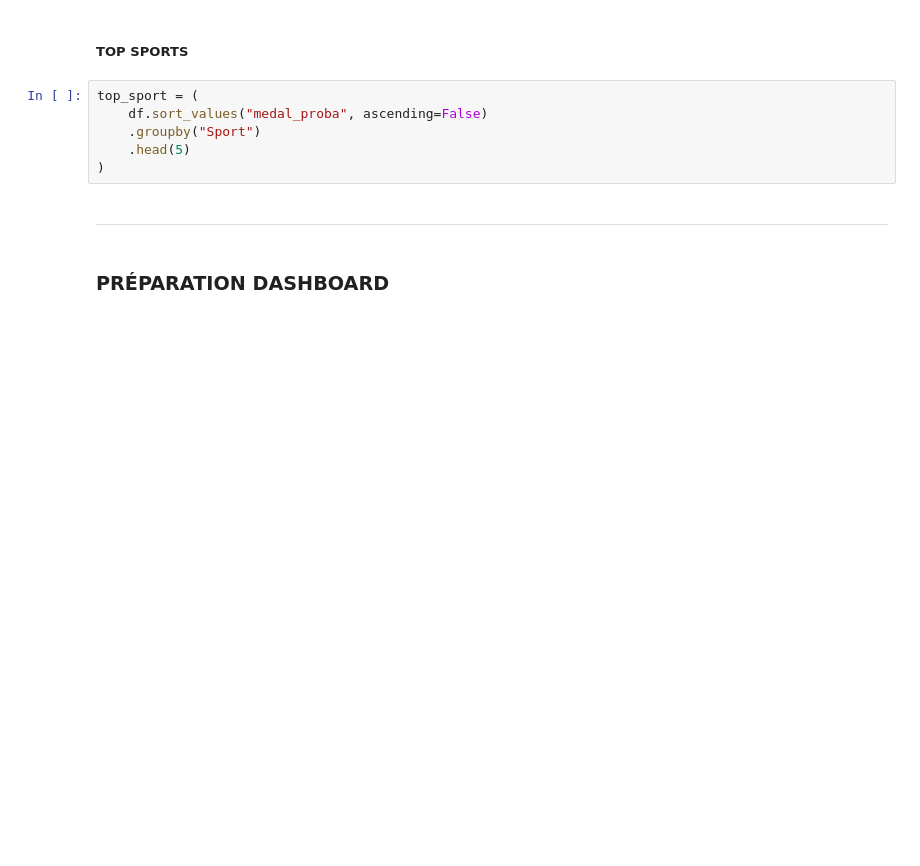
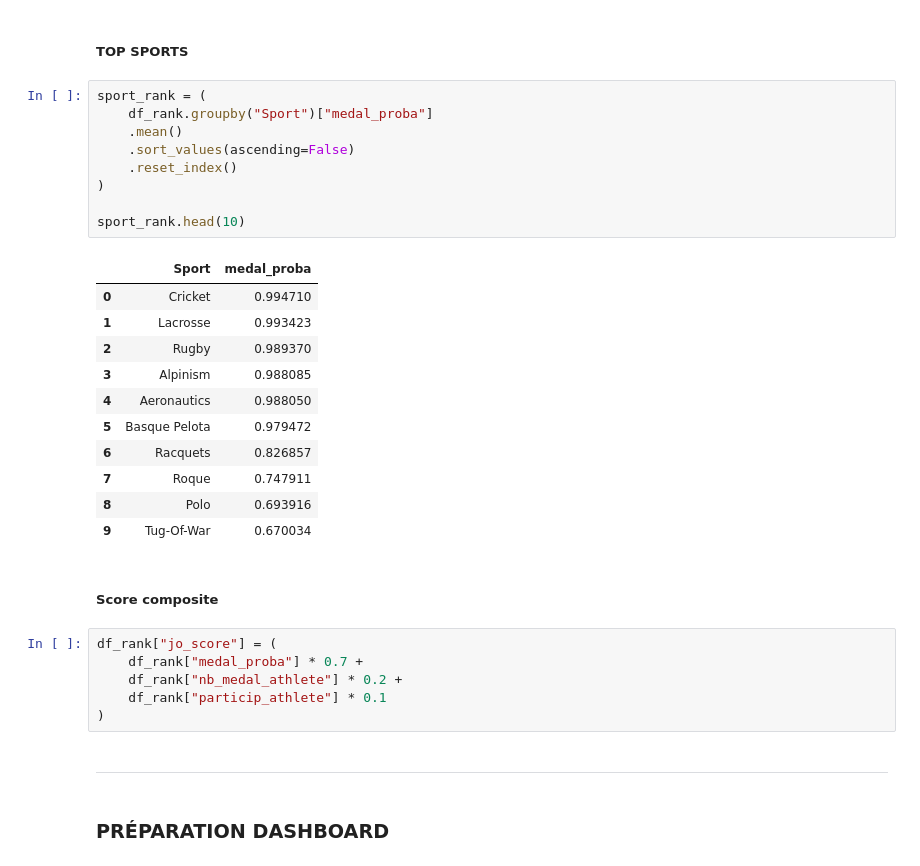
Before and after one commit to Mathmvl/jo-2028-storytelling, a Jupyter notebook: PORJET_FIL_ROUGE_MachineLearning_JO2028.ipynb, the cells around one changed output. Cells and saved outputs as stored; diff of their text form; blank space fills up the shorter version.

```diff
--- a/PORJET_FIL_ROUGE_MachineLearning_JO2028.ipynb
+++ b/PORJET_FIL_ROUGE_MachineLearning_JO2028.ipynb
@@ -924,11 +975,34 @@ top_athletes = df.sort_values("medal_proba", ascending=False).head(20)
 # %% [markdown]
 ##### TOP SPORTS
 # %%
-top_sport = (
-    df.sort_values("medal_proba", ascending=False)
-    .groupby("Sport")
-    .head(5)
+sport_rank = (
+    df_rank.groupby("Sport")["medal_proba"]
+    .mean()
+    .sort_values(ascending=False)
+    .reset_index()
 )
+
+sport_rank.head(10)
+# %% [output]
+|  | Sport | medal_proba |
+| 0 | Cricket | 0.994710 |
+| 1 | Lacrosse | 0.993423 |
+| 2 | Rugby | 0.989370 |
+| 3 | Alpinism | 0.988085 |
+| 4 | Aeronautics | 0.988050 |
+| 5 | Basque Pelota | 0.979472 |
+| 6 | Racquets | 0.826857 |
+| 7 | Roque | 0.747911 |
+| 8 | Polo | 0.693916 |
+| 9 | Tug-Of-War | 0.670034 |
+# %% [markdown]
+##### Score composite
+# %%
+df_rank["jo_score"] = (
+    df_rank["medal_proba"] * 0.7 +
+    df_rank["nb_medal_athlete"] * 0.2 +
+    df_rank["particip_athlete"] * 0.1
+)
 # %% [markdown]
 ---
 # %% [markdown]
```
Also changed, not shown: parts of 10 cells of this notebook.
